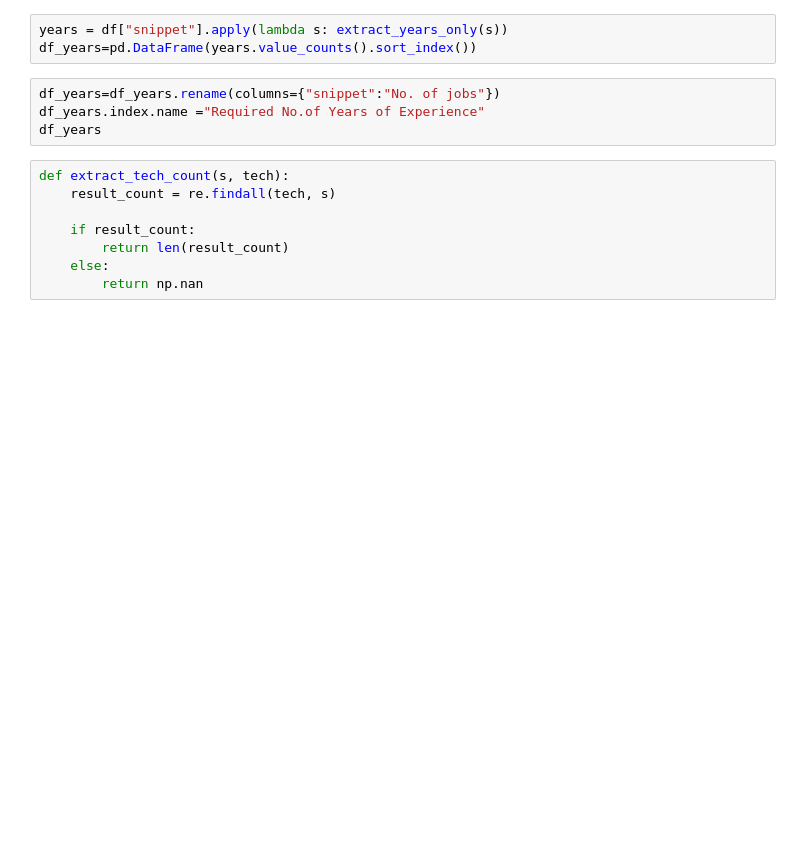
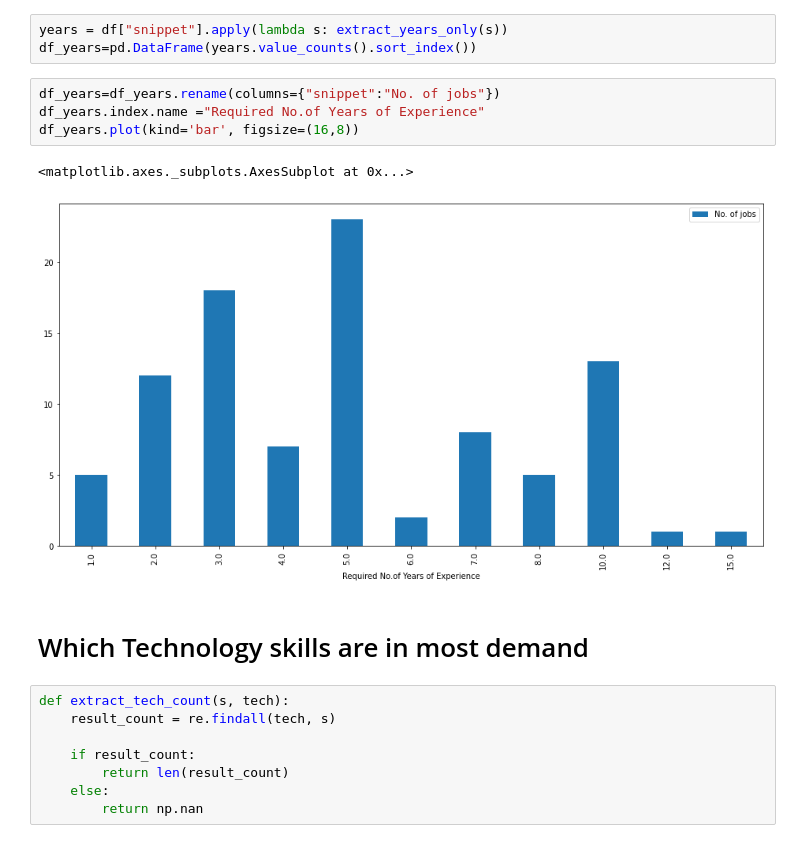
Before and after one commit to look4parul/Project1_PPDR-Consultants, a Jupyter notebook: JobMarketAnalysis/indeed_data_analysis.ipynb, the cells around one changed output. Saved outputs shown, nothing was run; the diff lists cells and outputs as text; blank space fills up the shorter version.

```diff
--- a/JobMarketAnalysis/indeed_data_analysis.ipynb
+++ b/JobMarketAnalysis/indeed_data_analysis.ipynb
@@ -467,7 +409,12 @@ df_years=pd.DataFrame(years.value_counts().sort_index())
 # %%
 df_years=df_years.rename(columns={"snippet":"No. of jobs"})
 df_years.index.name ="Required No.of Years of Experience"
-df_years
+df_years.plot(kind='bar', figsize=(16,8))
+# %% [output]
+<matplotlib.axes._subplots.AxesSubplot at 0x...>
+[figure, added]
+# %% [markdown]
+# Which Technology skills are in most demand
 # %%
 def extract_tech_count(s, tech):
     result_count = re.findall(tech, s)
```
Also changed, not shown: parts of 29 cells of this notebook.
